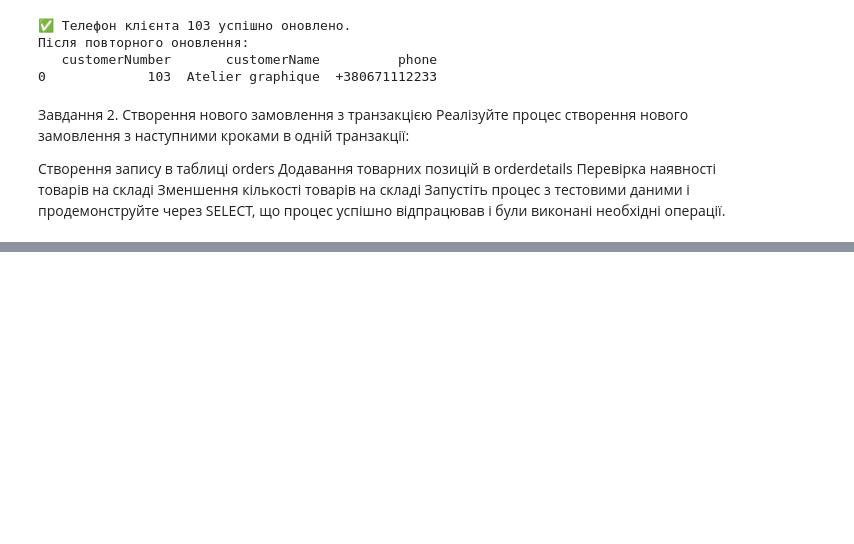
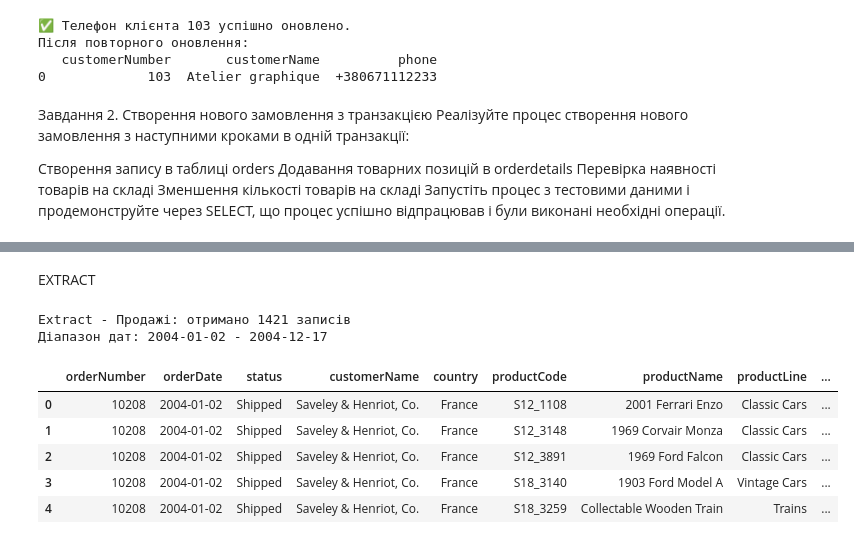
Before and after one commit to olblinova/python_for_ds_tasks-is-available, a Jupyter notebook: Інтеграція Python та SQL.ipynb, the cells around one changed output, grey strips where cells are left out. Saved outputs shown, nothing was run; the diff lists cells and outputs as text; code cells hidden in the pictures; blank space fills up the shorter version.

```diff
--- a/Інтеграція Python та SQL.ipynb
+++ b/Інтеграція Python та SQL.ipynb
@@ -888,0 +1094,39 @@ print(stock_after_failed)
+# %% [markdown]
+EXTRACT
+# %%
+# Дані про замовлення за 2004 рік
+extract_query = text("""
+    SELECT
+        o.orderNumber,
+        o.orderDate,
+        o.status,
+        c.customerName,
+        c.country,
+        p.productCode,
+        p.productName,
+        p.productLine,
+        p.buyPrice,
+        od.quantityOrdered,
+        od.priceEach,
+        (od.quantityOrdered * od.priceEach) AS total_amount
+    FROM orders o
+    JOIN customers c ON o.customerNumber = c.customerNumber
+    JOIN orderdetails od ON o.orderNumber = od.orderNumber
+    JOIN products p ON od.productCode = p.productCode
+    WHERE YEAR(o.orderDate) = 2004
+""")
+
+df_sales = pd.read_sql(extract_query, engine)
+
+print(f"Extract - Продажі: отримано {len(df_sales)} записів")
+print(f"Діапазон дат: {df_sales['orderDate'].min()} - {df_sales['orderDate'].max()}")
+df_sales.head()
+# %% [output]
+Extract - Продажі: отримано 1421 записів
+Діапазон дат: 2004-01-02 - 2004-12-17
+|  | orderNumber | orderDate | status | customerName | country | productCode | productName | productLine | ... |
+| 0 | 10208 | 2004-01-02 | Shipped | Saveley & Henriot, Co. | France | S12_1108 | 2001 Ferrari Enzo | Classic Cars | ... |
+| 1 | 10208 | 2004-01-02 | Shipped | Saveley & Henriot, Co. | France | S12_3148 | 1969 Corvair Monza | Classic Cars | ... |
+| 2 | 10208 | 2004-01-02 | Shipped | Saveley & Henriot, Co. | France | S12_3891 | 1969 Ford Falcon | Classic Cars | ... |
+| 3 | 10208 | 2004-01-02 | Shipped | Saveley & Henriot, Co. | France | S18_3140 | 1903 Ford Model A | Vintage Cars | ... |
+| 4 | 10208 | 2004-01-02 | Shipped | Saveley & Henriot, Co. | France | S18_3259 | Collectable Wooden Train | Trains | ... |
```
Also changed, not shown: parts of 31 cells of this notebook.
